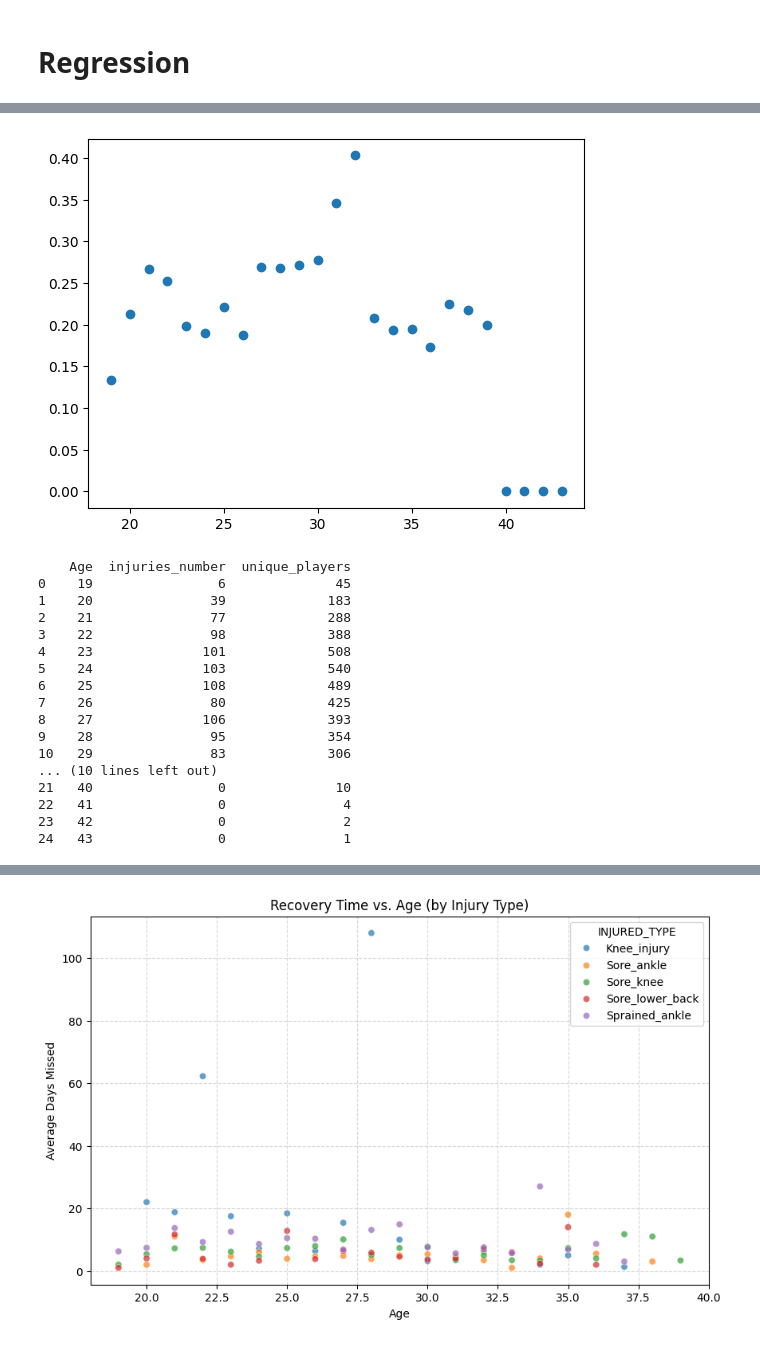
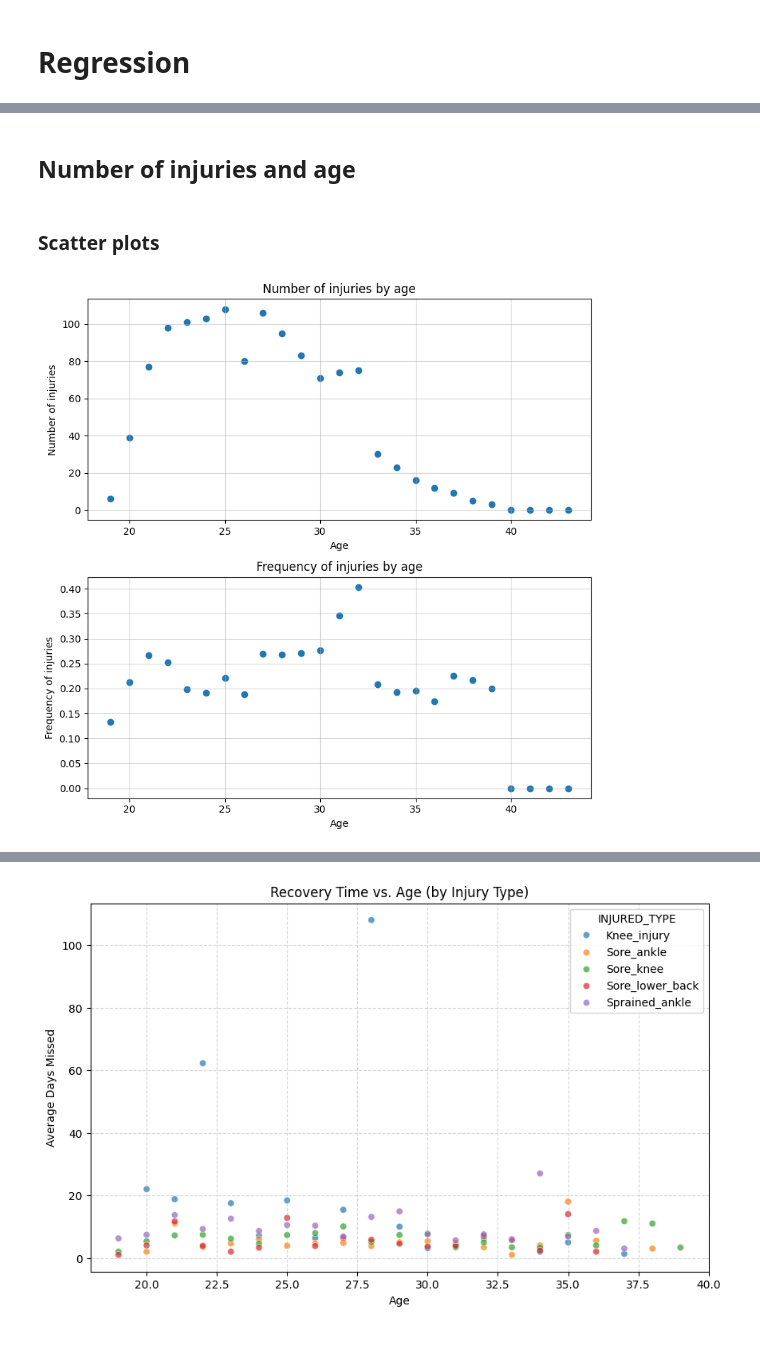
Before and after one commit to luciocanepa/data_science_project, a Jupyter notebook: regression.ipynb, the cells around one changed output, grey strips where cells are left out. Cells and saved outputs as stored; diff of their text form; code cells hidden in the pictures.

```diff
--- a/regression.ipynb
+++ b/regression.ipynb
@@ -11,2 +16,5 @@ import seaborn as sns
 # %%
 db = pd.read_csv("data/player_stats_extended.csv")
+db = db_to_numeric(db)
+
+db.head()
@@ -85,33 +29,33 @@ Notes:
+# %% [markdown]
+## Number of injuries and age
+# %% [markdown]
+### Scatter plots
 # %%
+# db that contains the number of injuries for each age
 injuries_age = pd.DataFrame([
     {
-        'Age': int(a),
-        'injuries_number': len(db[(db["AGE"] == a) & (~db["INJURED_TYPE"].isna())]),
-        'unique_players': len(db[db["AGE"] == a]["PLAYER_ID"].unique())
+    'Age': int(a),
+    'injuries_number': len(db[(db["AGE"] == a) & (~db["INJURED_TYPE"].isna())]),
+    'unique_players': len(db[db["AGE"] == a]["PLAYER_ID"].unique())
     }
     for a in sorted(db["AGE"].unique())
 ])
 
-plt.scatter(injuries_age['Age'], injuries_age['injuries_number']/injuries_age['unique_players'])
+fig, ax = plt.subplots(2, 1, figsize=(8, 8))
+
+ax[0].scatter(injuries_age["Age"], injuries_age["injuries_number"])
+ax[0].set_xlabel("Age")
+ax[0].set_ylabel("Number of injuries")
+ax[0].set_title("Number of injuries by age")
+ax[0].grid(alpha=0.5)
+
+ax[1].scatter(injuries_age["Age"], injuries_age["injuries_number"] / injuries_age["unique_players"])
+ax[1].set_xlabel("Age")
+ax[1].set_ylabel("Frequency of injuries")
+ax[1].set_title("Frequency of injuries by age")
+ax[1].grid(alpha=0.5)
+
+plt.tight_layout()
 plt.show()
-
-print(injuries_age)
 # %% [output]
-[figure, old version]
+[figure, new version]
-    Age  injuries_number  unique_players
-0    19                6              45
-1    20               39             183
-2    21               77             288
-3    22               98             388
-4    23              101             508
-5    24              103             540
-6    25              108             489
-7    26               80             425
-8    27              106             393
-9    28               95             354
-10   29               83             306
-... (10 lines left out)
-21   40                0              10
-22   41                0               4
-23   42                0               2
-24   43                0               1
```
Also changed, not shown: parts of 40 cells of this notebook, 2 other files.
